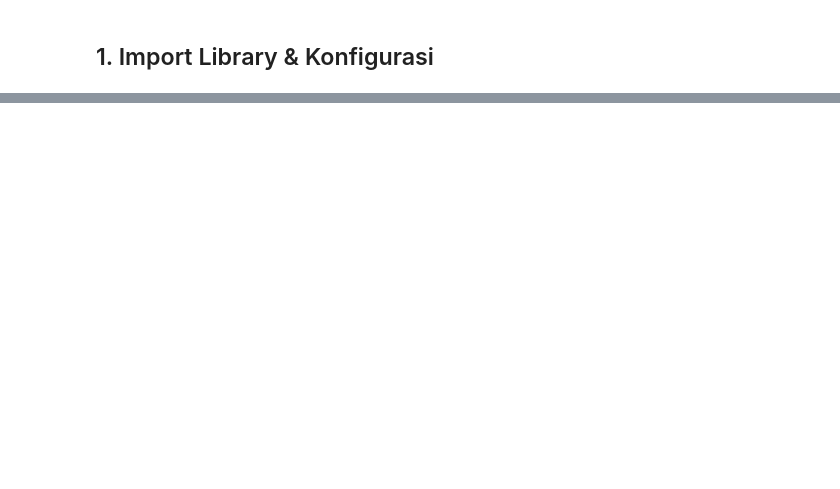
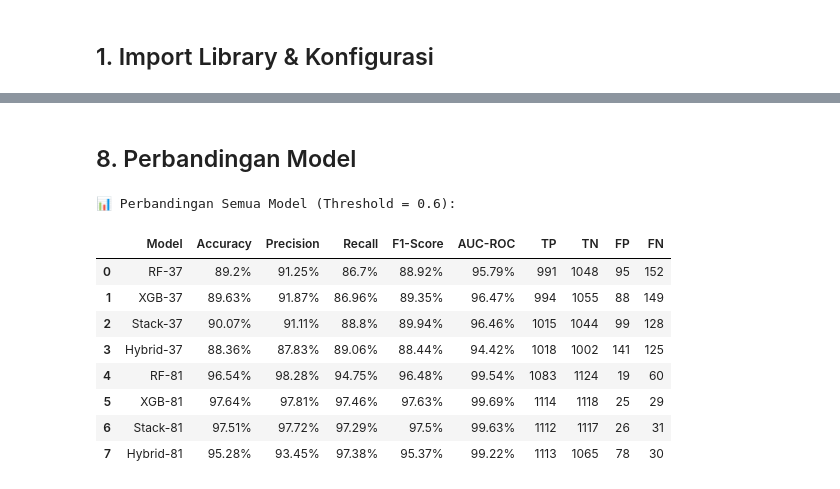
Before and after one commit to rubenmartogi/Phishing-Website-Detection-using-XGBoost-and-RFM, a Jupyter notebook: Phishing Website Detection_Models & Training.ipynb, the cells around one changed output, grey strips where cells are left out. Saved outputs shown, nothing was run; the diff lists cells and outputs as text; code cells hidden in the pictures; blank space fills up the shorter version.

```diff
--- a/Phishing Website Detection_Models & Training.ipynb
+++ b/Phishing Website Detection_Models & Training.ipynb
@@ -1316,0 +442,31 @@ print(f"   ga_tuning_report{suffix}.json")
+# %%
+# ═══════════════════════════════════════════════════════════════
+# CELL 10 — Evaluasi Hybrid (Rule-Based + Stacking)
+# ═══════════════════════════════════════════════════════════════
+def hybrid_predict(X_df, stack_prob, thr=THRESHOLD):
+    rule  = rule_flag(X_df)
+    hyb_p = np.where(rule == 1, np.maximum(stack_prob, 0.95), stack_prob)
+    return (hyb_p >= thr).astype(int), hyb_p, int(rule.sum())
+
+# Mode 37
+hyb_pred37, hyb_prob37, n_rule37 = hybrid_predict(X_te37, stk_prob37)
+res_hyb37 = evaluate_model('Hybrid-37', y37, hyb_pred37, hyb_prob37)
+
+# Mode 81
+hyb_pred81, hyb_prob81, n_rule81 = hybrid_predict(X_te81, stk_prob81)
+res_hyb81 = evaluate_model('Hybrid-81', y81, hyb_pred81, hyb_prob81)
+
+results_37.append(res_hyb37)
+results_81.append(res_hyb81)
+
+df_hyb = pd.DataFrame([{k:v for k,v in r.items() if not k.startswith('_')}
+                        for r in [res_hyb37, res_hyb81]])
+for c in ['Accuracy','Precision','Recall','F1-Score','AUC-ROC']:
+    df_hyb[c] = df_hyb[c].map('{:.4f}'.format)
+
+print('=== Hasil Evaluasi Hybrid ===')
+display(df_hyb[cols_show])
+print(f'\nURL ditangkap rule (Mode 37): {n_rule37}/{len(X_te37)} ({n_rule37/len(X_te37)*100:.1f}%)')
+print(f'URL ditangkap rule (Mode 81): {n_rule81}/{len(X_te81)} ({n_rule81/len(X_te81)*100:.1f}%)')
+display_cm(res_hyb37['_cm'], 'Hybrid-37')
+display_cm(res_hyb81['_cm'], 'Hybrid-81')
@@ -1316,0 +1104,27 @@ print(f"   ga_tuning_report{suffix}.json")
+# %% [markdown]
+## 8. Perbandingan Model
+# %%
+# ═══════════════════════════════════════════════════════════════
+# CELL 16 — Tabel Perbandingan Lengkap (8 Model)
+# ═══════════════════════════════════════════════════════════════
+all_results = results_37 + results_81
+
+df_all = pd.DataFrame([{k:v for k,v in r.items() if not k.startswith('_')}
+                        for r in all_results])
+df_all_pct = df_all.copy()
+for c in ['Accuracy','Precision','Recall','F1-Score','AUC-ROC']:
+    df_all_pct[c] = (df_all_pct[c] * 100).round(2).astype(str) + '%'
+
+print('📊 Perbandingan Semua Model (Threshold = 0.6):')
+display(df_all_pct[cols_show])
+# %% [output]
+📊 Perbandingan Semua Model (Threshold = 0.6):
+|  | Model | Accuracy | Precision | Recall | F1-Score | AUC-ROC | TP | TN | FP | FN |
+| 0 | RF-37 | 89.2% | 91.25% | 86.7% | 88.92% | 95.79% | 991 | 1048 | 95 | 152 |
+| 1 | XGB-37 | 89.63% | 91.87% | 86.96% | 89.35% | 96.47% | 994 | 1055 | 88 | 149 |
+| 2 | Stack-37 | 90.07% | 91.11% | 88.8% | 89.94% | 96.46% | 1015 | 1044 | 99 | 128 |
+| 3 | Hybrid-37 | 88.36% | 87.83% | 89.06% | 88.44% | 94.42% | 1018 | 1002 | 141 | 125 |
+| 4 | RF-81 | 96.54% | 98.28% | 94.75% | 96.48% | 99.54% | 1083 | 1124 | 19 | 60 |
+| 5 | XGB-81 | 97.64% | 97.81% | 97.46% | 97.63% | 99.69% | 1114 | 1118 | 25 | 29 |
+| 6 | Stack-81 | 97.51% | 97.72% | 97.29% | 97.5% | 99.63% | 1112 | 1117 | 26 | 31 |
+| 7 | Hybrid-81 | 95.28% | 93.45% | 97.38% | 95.37% | 99.22% | 1113 | 1065 | 78 | 30 |
```
Also changed, not shown: parts of 46 cells of this notebook, 49 other files.
